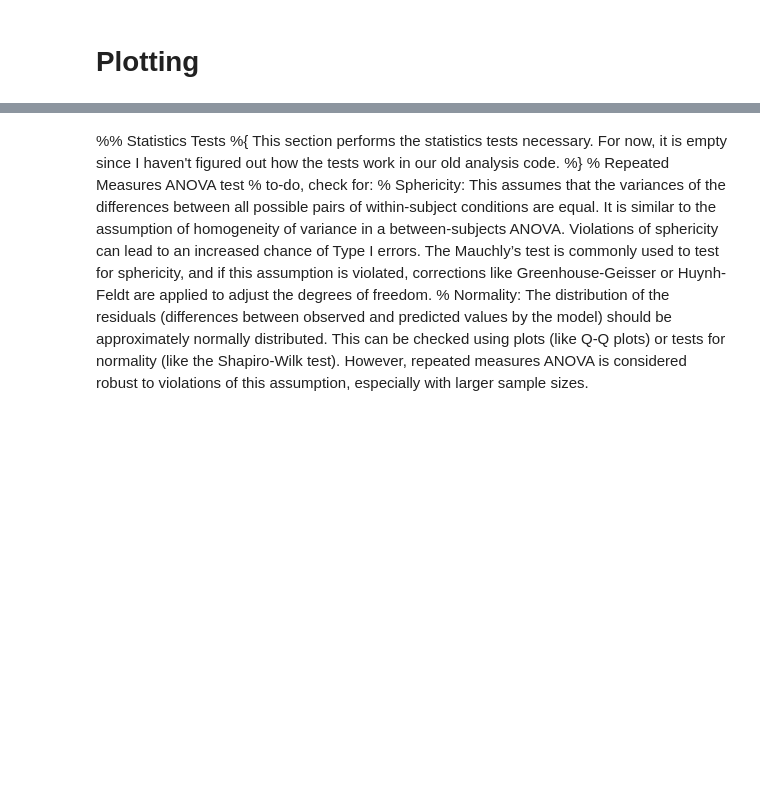
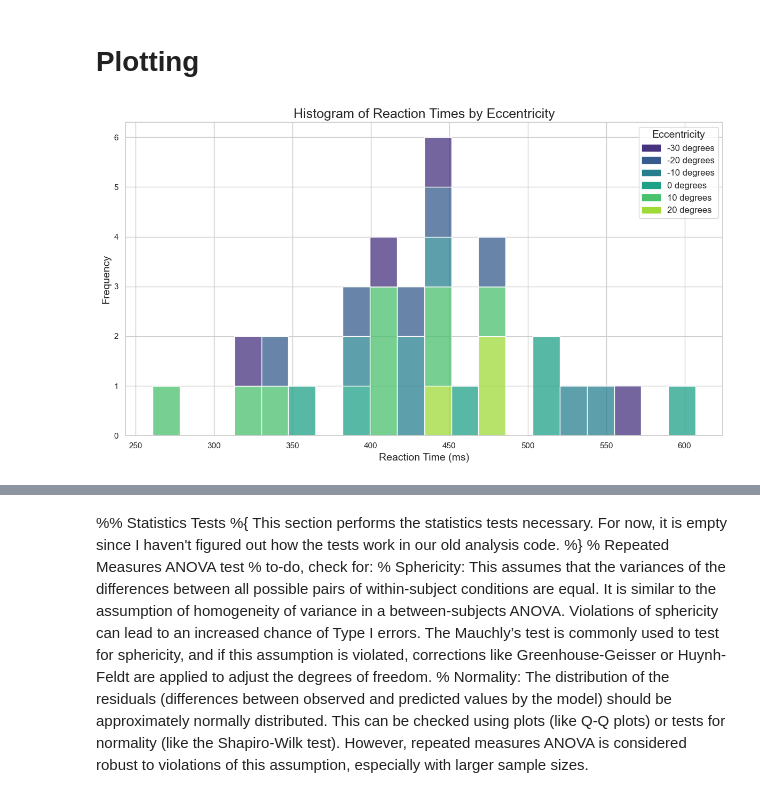
Before and after one commit to Elegant-Mind-Club/VRTemplate, a Jupyter notebook: TrainingAnalysis.ipynb, the cells around one changed output, grey strips where cells are left out. Drawn from its saved outputs; the diff is of its cells as text; code cells hidden in the pictures; blank space fills up the shorter version.

```diff
--- a/TrainingAnalysis.ipynb
+++ b/TrainingAnalysis.ipynb
@@ -265,4 +282,48 @@ aggregate_data = pd.DataFrame(aggregate_rows)
 # %% [markdown]
 # Plotting
+# %%
+import seaborn as sns
+import matplotlib.pyplot as plt
+import matplotlib.patches as mpatches
+
+# Set Seaborn style
+sns.set(style="whitegrid")
+
+# Sort the unique eccentricity values for consistent ordering
+sorted_eccentricities = sorted(plotting_data['IV'].unique())
+
+# Create a color palette mapped to the sorted eccentricities
+color_palette = sns.color_palette('viridis', n_colors=len(sorted_eccentricities))
+color_mapping = dict(zip(sorted_eccentricities, color_palette))
+
+# Create the histogram with the custom palette
+plt.figure(figsize=(12, 7))
+sns.histplot(
+    data=plotting_data,
+    x='reaction_time',
+    hue='IV',  # Group by eccentricity (IV)
+    multiple='stack',  # Stack the histograms
+    bins=20,  # Number of bins
+    palette=color_mapping,  # Use the custom color mapping
+    kde=False  # Disable Kernel Density Estimate
+)
+
+# Add a custom legend to match the colors
+legend_handles = [
+    mpatches.Patch(color=color_mapping[iv], label=f'{iv} degrees')
+    for iv in sorted_eccentricities
+]
+plt.legend(handles=legend_handles, title='Eccentricity', fontsize=12, title_fontsize=14, loc='upper right')
+
+# Add titles and labels
+plt.title('Histogram of Reaction Times by Eccentricity', fontsize=18)
+plt.xlabel('Reaction Time (ms)', fontsize=14)
+plt.ylabel('Frequency', fontsize=14)
+
+# Show the plot
+plt.tight_layout()
+plt.show()
+# %% [output]
+[figure, added]
 # %%
 # Create figure
```
Also changed, not shown: parts of 3 cells of this notebook.
